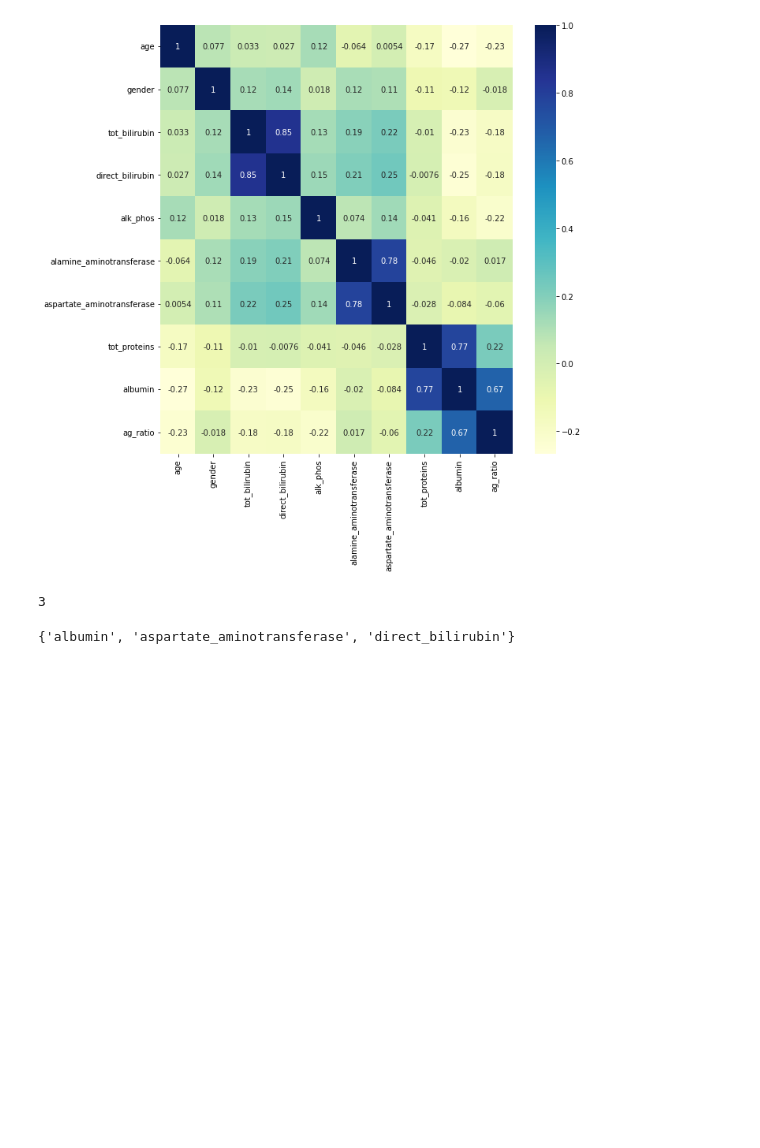
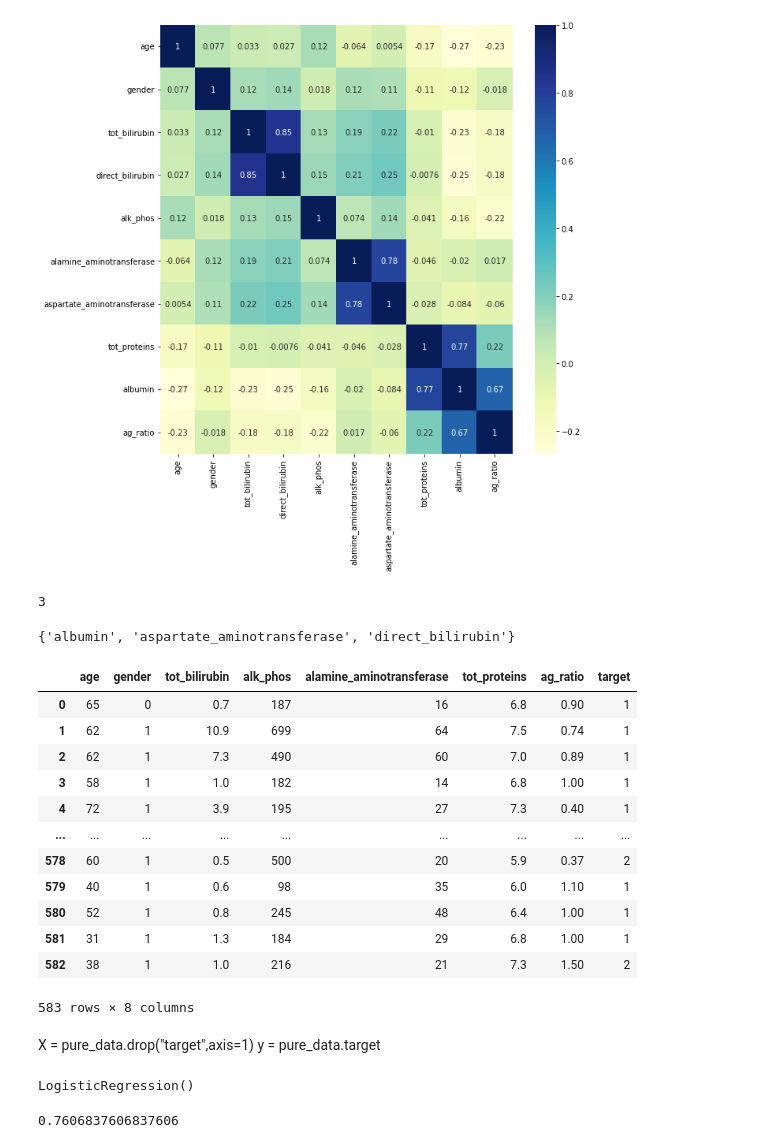
Before and after one commit to 21Ovi/Liver-Patient-Prediction, a Jupyter notebook: LiverPatientPrediction.ipynb, the cells around one changed output. Drawn from its saved outputs; the diff is of its cells as text; code cells hidden in the pictures; blank space fills up the shorter version.

```diff
--- a/LiverPatientPrediction.ipynb
+++ b/LiverPatientPrediction.ipynb
@@ -342,0 +351,20 @@ corr_features
+# %%
+pure_data = data.drop(corr_features, axis=1)
+pure_data
+# %% [output]
+|  | age | gender | tot_bilirubin | alk_phos | alamine_aminotransferase | tot_proteins | ag_ratio | target |
+| 0 | 65 | 0 | 0.7 | 187 | 16 | 6.8 | 0.90 | 1 |
+| 1 | 62 | 1 | 10.9 | 699 | 64 | 7.5 | 0.74 | 1 |
+| 2 | 62 | 1 | 7.3 | 490 | 60 | 7.0 | 0.89 | 1 |
+| 3 | 58 | 1 | 1.0 | 182 | 14 | 6.8 | 1.00 | 1 |
+| 4 | 72 | 1 | 3.9 | 195 | 27 | 7.3 | 0.40 | 1 |
+| ... | ... | ... | ... | ... | ... | ... | ... | ... |
+| 578 | 60 | 1 | 0.5 | 500 | 20 | 5.9 | 0.37 | 2 |
+| 579 | 40 | 1 | 0.6 | 98 | 35 | 6.0 | 1.10 | 1 |
+| 580 | 52 | 1 | 0.8 | 245 | 48 | 6.4 | 1.00 | 1 |
+| 581 | 31 | 1 | 1.3 | 184 | 29 | 6.8 | 1.00 | 1 |
+| 582 | 38 | 1 | 1.0 | 216 | 21 | 7.3 | 1.50 | 2 |
+583 rows × 8 columns
+# %% [markdown]
+X = pure_data.drop("target",axis=1)
+y = pure_data.target
@@ -342,0 +376,8 @@ corr_features
+# %%
+model.fit(X_train, y_train)
+# %% [output]
+LogisticRegression()
+# %%
+model.score(X_test, y_test)
+# %% [output]
+0.7606837606837606
```
Also changed, not shown: parts of 9 cells of this notebook.
